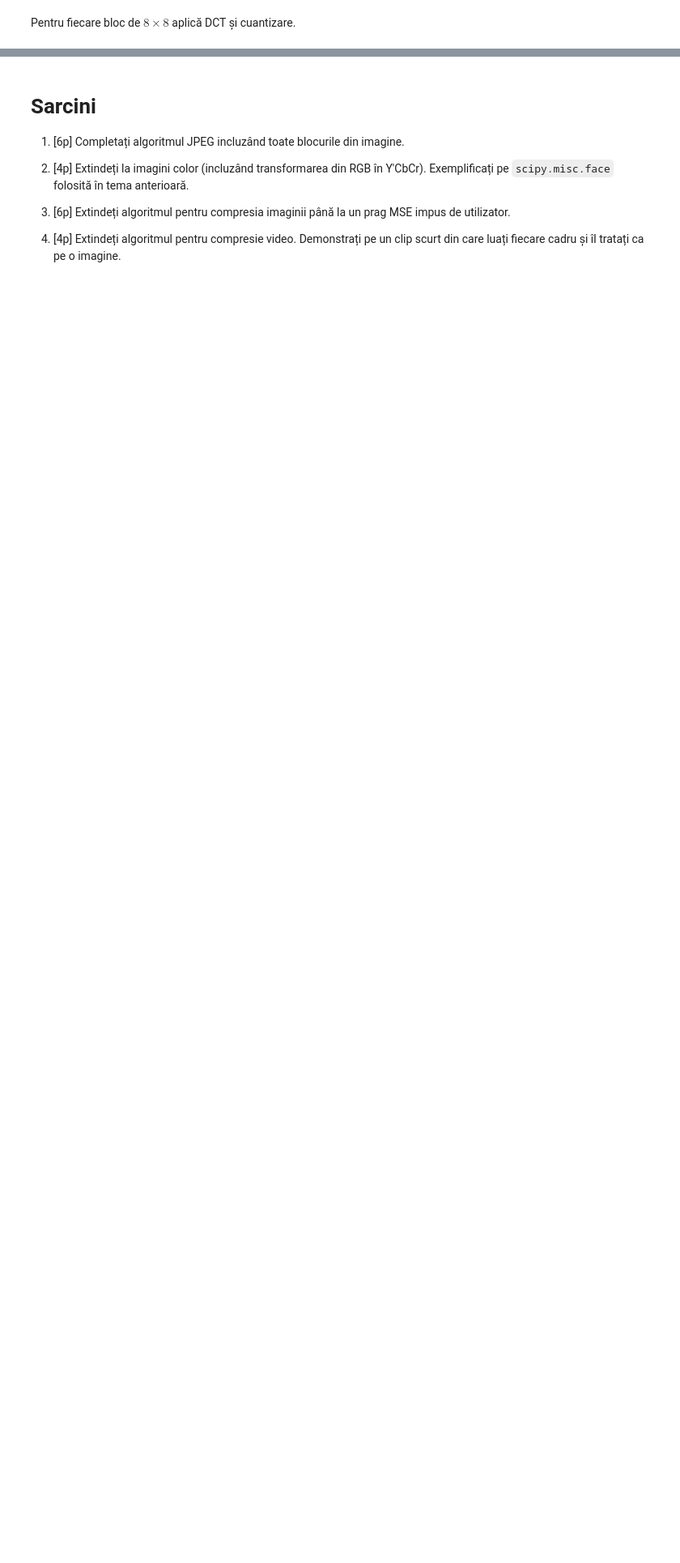
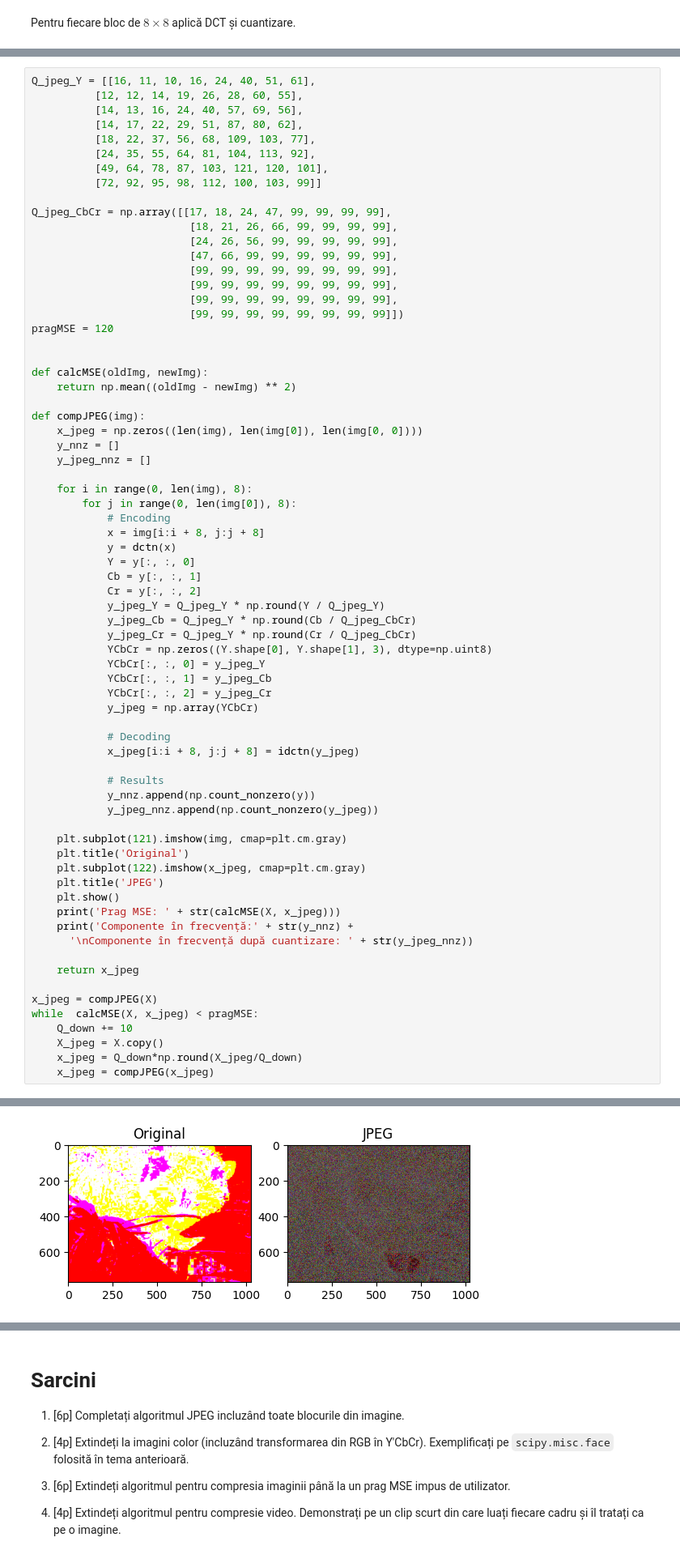
Before and after one commit to annemarie04/ProcesareaSemnalelor, a Jupyter notebook: CompresiaJPEG/compresiaJPEG.ipynb, the cells around one changed output, grey strips where cells are left out. Shown at 81% size. Saved outputs shown, nothing was run; the diff lists cells and outputs as text; blank space fills up the shorter version.

```diff
--- a/CompresiaJPEG/compresiaJPEG.ipynb
+++ b/CompresiaJPEG/compresiaJPEG.ipynb
@@ -146,0 +143,71 @@ Componente în frecvență după cuantizare: 14
+# %%
+Q_jpeg_Y = [[16, 11, 10, 16, 24, 40, 51, 61],
+          [12, 12, 14, 19, 26, 28, 60, 55],
+          [14, 13, 16, 24, 40, 57, 69, 56],
+          [14, 17, 22, 29, 51, 87, 80, 62],
+          [18, 22, 37, 56, 68, 109, 103, 77],
+          [24, 35, 55, 64, 81, 104, 113, 92],
+          [49, 64, 78, 87, 103, 121, 120, 101],
+          [72, 92, 95, 98, 112, 100, 103, 99]]
+
+Q_jpeg_CbCr = np.array([[17, 18, 24, 47, 99, 99, 99, 99],
+                         [18, 21, 26, 66, 99, 99, 99, 99],
+                         [24, 26, 56, 99, 99, 99, 99, 99],
+                         [47, 66, 99, 99, 99, 99, 99, 99],
+                         [99, 99, 99, 99, 99, 99, 99, 99],
+                         [99, 99, 99, 99, 99, 99, 99, 99],
+                         [99, 99, 99, 99, 99, 99, 99, 99],
+                         [99, 99, 99, 99, 99, 99, 99, 99]])
+pragMSE = 120
+
+
+def calcMSE(oldImg, newImg):
+    return np.mean((oldImg - newImg) ** 2)
+
+def compJPEG(img):
+    x_jpeg = np.zeros((len(img), len(img[0]), len(img[0, 0])))
+    y_nnz = []
+    y_jpeg_nnz = []
+
+    for i in range(0, len(img), 8):
+        for j in range(0, len(img[0]), 8):
+            # Encoding
+            x = img[i:i + 8, j:j + 8]
+            y = dctn(x)
+            Y = y[:, :, 0]
+            Cb = y[:, :, 1]
+            Cr = y[:, :, 2]
+            y_jpeg_Y = Q_jpeg_Y * np.round(Y / Q_jpeg_Y)
+            y_jpeg_Cb = Q_jpeg_Y * np.round(Cb / Q_jpeg_CbCr)
+            y_jpeg_Cr = Q_jpeg_Y * np.round(Cr / Q_jpeg_CbCr)
+            YCbCr = np.zeros((Y.shape[0], Y.shape[1], 3), dtype=np.uint8)
+            YCbCr[:, :, 0] = y_jpeg_Y
+            YCbCr[:, :, 1] = y_jpeg_Cb
+            YCbCr[:, :, 2] = y_jpeg_Cr
+            y_jpeg = np.array(YCbCr)
+
+            # Decoding
+            x_jpeg[i:i + 8, j:j + 8] = idctn(y_jpeg)
+
+            # Results
+            y_nnz.append(np.count_nonzero(y))
+            y_jpeg_nnz.append(np.count_nonzero(y_jpeg))
+
+    plt.subplot(121).imshow(img, cmap=plt.cm.gray)
+    plt.title('Original')
+    plt.subplot(122).imshow(x_jpeg, cmap=plt.cm.gray)
+    plt.title('JPEG')
+    plt.show()
+    print('Prag MSE: ' + str(calcMSE(X, x_jpeg)))
+    print('Componente în frecvență:' + str(y_nnz) +
+      '\nComponente în frecvență după cuantizare: ' + str(y_jpeg_nnz))
+
+    return x_jpeg
+
+x_jpeg = compJPEG(X)
+while  calcMSE(X, x_jpeg) < pragMSE:
+    Q_down += 10
+    X_jpeg = X.copy()
+    x_jpeg = Q_down*np.round(X_jpeg/Q_down)
+    x_jpeg = compJPEG(x_jpeg)
+# %% [output]
@@ -146,0 +216 @@ Componente în frecvență după cuantizare: 14
+[figure, added]
```
Also changed, not shown: parts of 7 cells of this notebook, 1 other file.
